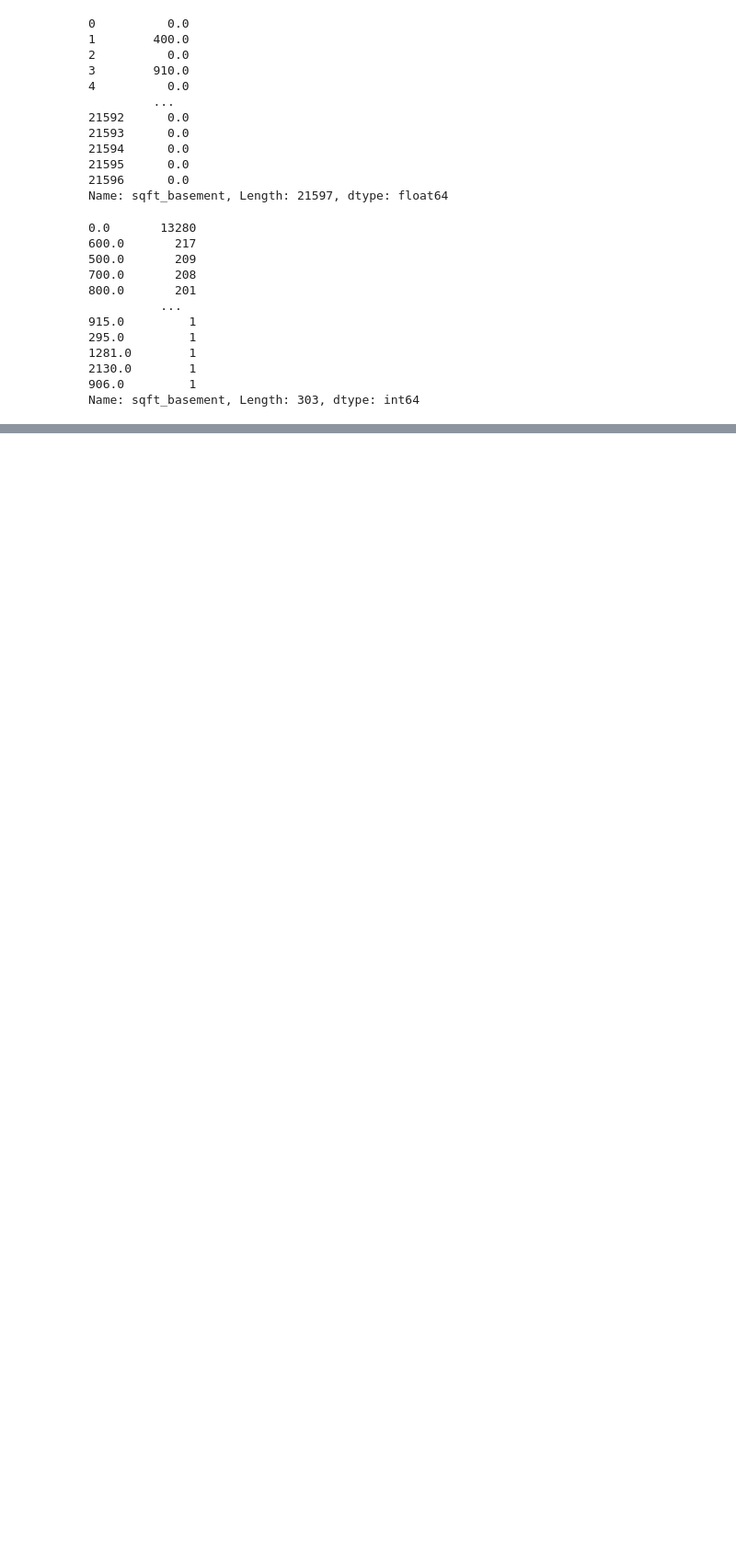
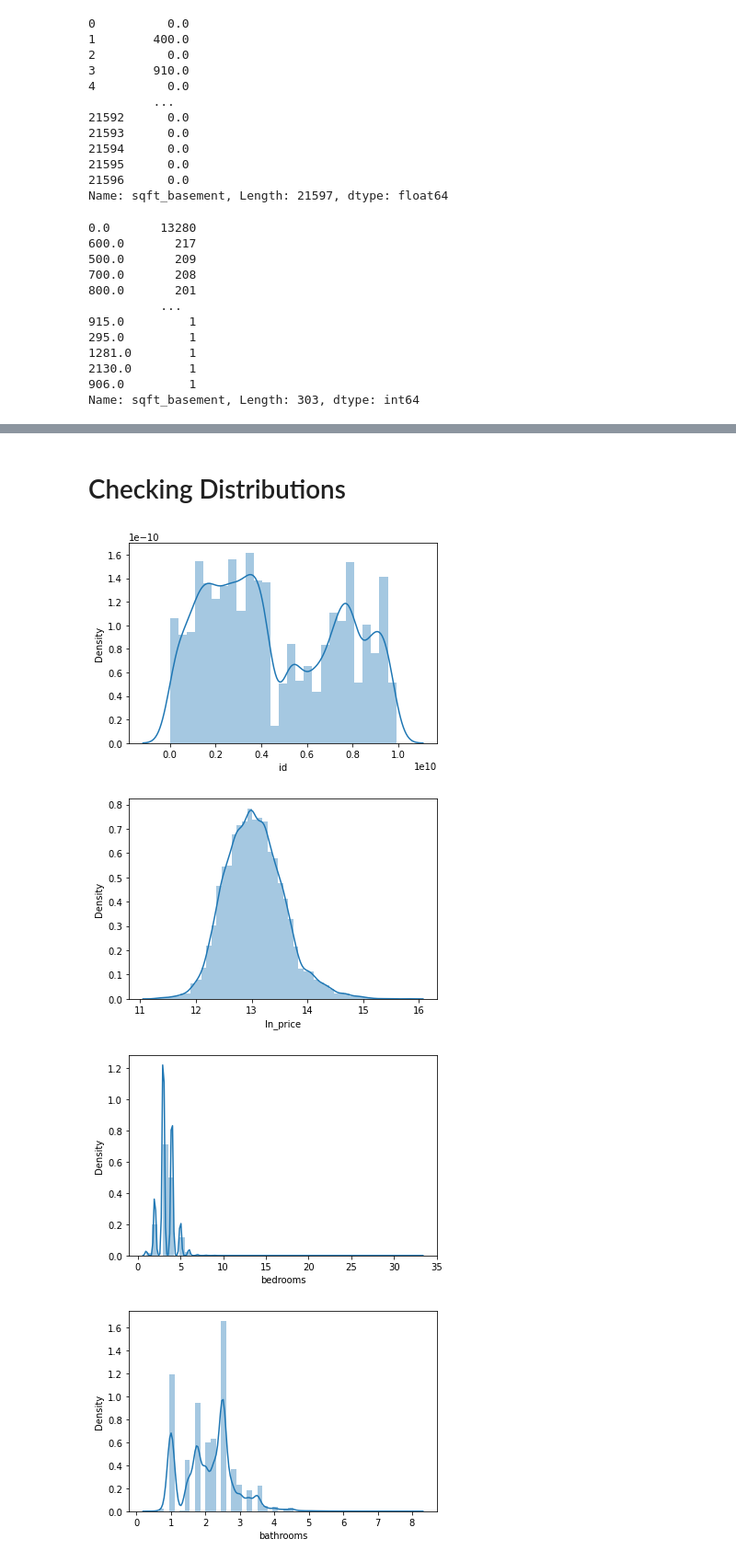
Before and after one commit to dermothethird/King_County_Housing_Project, a Jupyter notebook: Numeric cleaning .ipynb, the cells around one changed output, grey strips where cells are left out. Shown at 92% size. Drawn from its saved outputs; the diff is of its cells as text; code cells hidden in the pictures; blank space fills up the shorter version.

```diff
--- a/Numeric cleaning .ipynb
+++ b/Numeric cleaning .ipynb
@@ -240,0 +154,12 @@ Name: sqft_basement, Length: 303, dtype: int64
+# %% [markdown]
+# Checking Distributions
+# %%
+#visualize distributions
+for a, column in enumerate(df1.columns):
+    plt.figure(a)
+    sns.distplot(df1[column])
+# %% [output]
+[figure, added]
+[figure, added]
+[figure, added]
+[figure, added]
```
Also changed, not shown: parts of 44 cells of this notebook, 3 other files.
